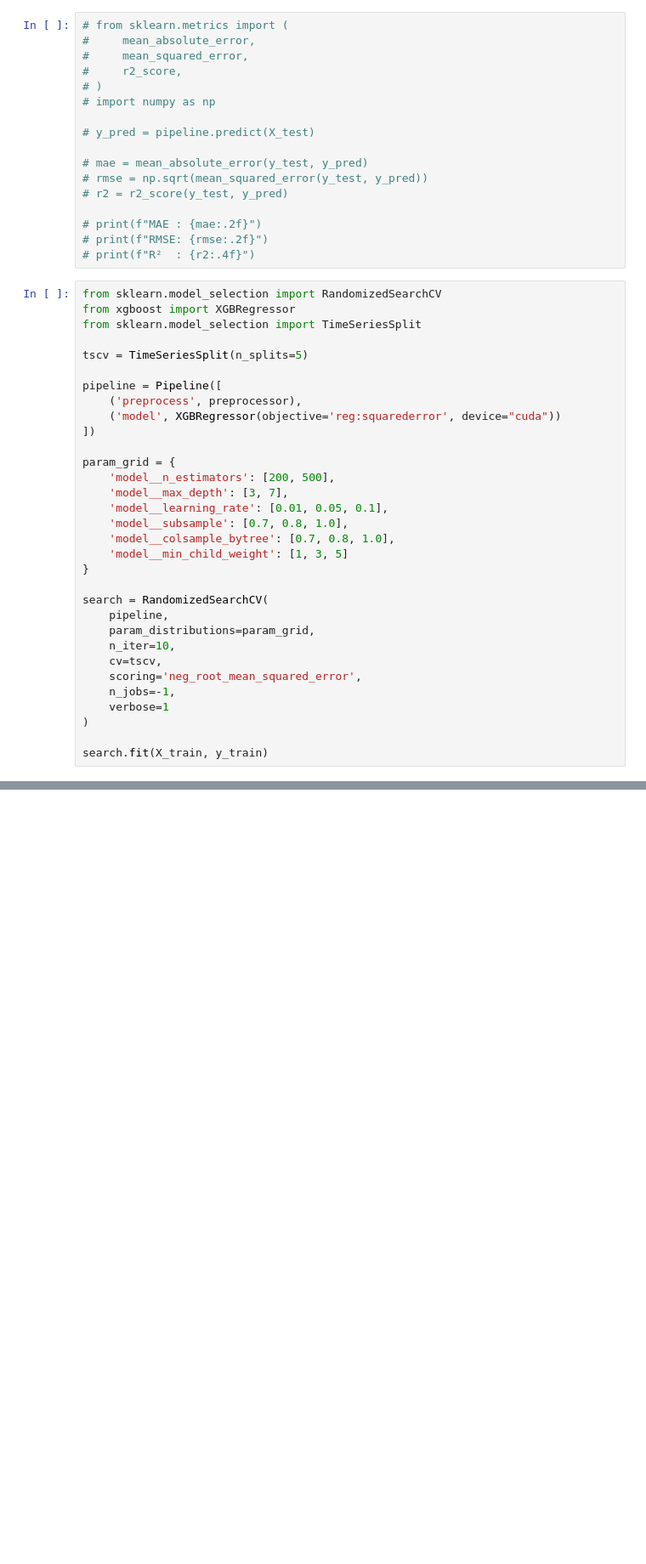
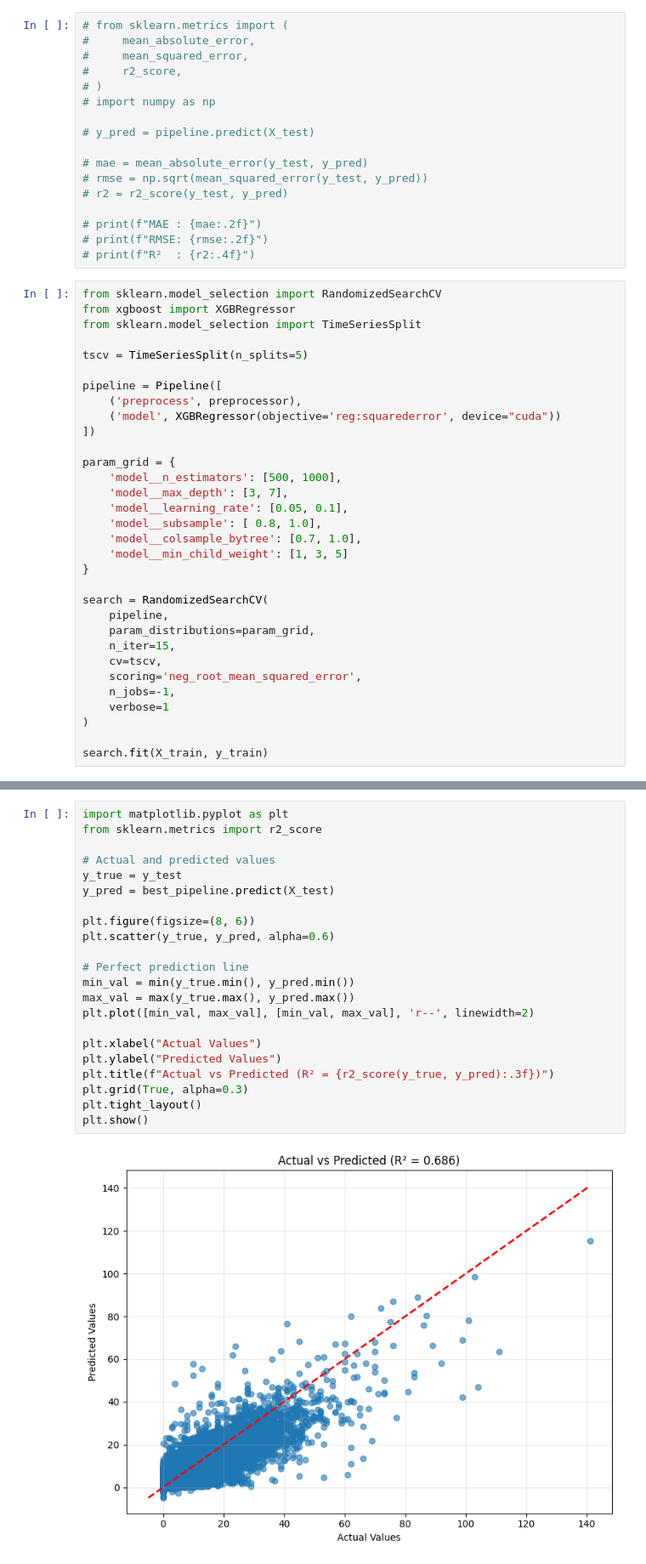
Before and after one commit to AngelBriFi/MLops_Equipo12, a Jupyter notebook: notebooks/03-Model_Tests.ipynb, the cells around one changed output, grey strips where cells are left out. Shown at 85% size. Saved outputs shown, nothing was run; the diff lists cells and outputs as text; blank space fills up the shorter version.

Commit message:
Pruebas de modelo en notebook 03

```diff
--- a/notebooks/03-Model_Tests.ipynb
+++ b/notebooks/03-Model_Tests.ipynb
@@ -168,18 +168,18 @@ pipeline = Pipeline([
 ])
 
 param_grid = {
-    'model__n_estimators': [200, 500],
+    'model__n_estimators': [500, 1000],
     'model__max_depth': [3, 7],
-    'model__learning_rate': [0.01, 0.05, 0.1],
-    'model__subsample': [0.7, 0.8, 1.0],
-    'model__colsample_bytree': [0.7, 0.8, 1.0],
+    'model__learning_rate': [0.05, 0.1],
+    'model__subsample': [ 0.8, 1.0],
+    'model__colsample_bytree': [0.7, 1.0],
     'model__min_child_weight': [1, 3, 5]
 }
 
 search = RandomizedSearchCV(
     pipeline,
     param_distributions=param_grid,
-    n_iter=10,
+    n_iter=15,
     cv=tscv,
     scoring='neg_root_mean_squared_error',
     n_jobs=-1,
@@ -196,0 +228,24 @@ y_pred = best_pipeline.predict(X_test)
+# %%
+import matplotlib.pyplot as plt
+from sklearn.metrics import r2_score
+
+# Actual and predicted values
+y_true = y_test
+y_pred = best_pipeline.predict(X_test)
+
+plt.figure(figsize=(8, 6))
+plt.scatter(y_true, y_pred, alpha=0.6)
+
+# Perfect prediction line
+min_val = min(y_true.min(), y_pred.min())
+max_val = max(y_true.max(), y_pred.max())
+plt.plot([min_val, max_val], [min_val, max_val], 'r--', linewidth=2)
+
+plt.xlabel("Actual Values")
+plt.ylabel("Predicted Values")
+plt.title(f"Actual vs Predicted (R² = {r2_score(y_true, y_pred):.3f})")
+plt.grid(True, alpha=0.3)
+plt.tight_layout()
+plt.show()
+# %% [output]
+[figure, added]
```
Also changed, not shown: parts of 4 cells of this notebook.
